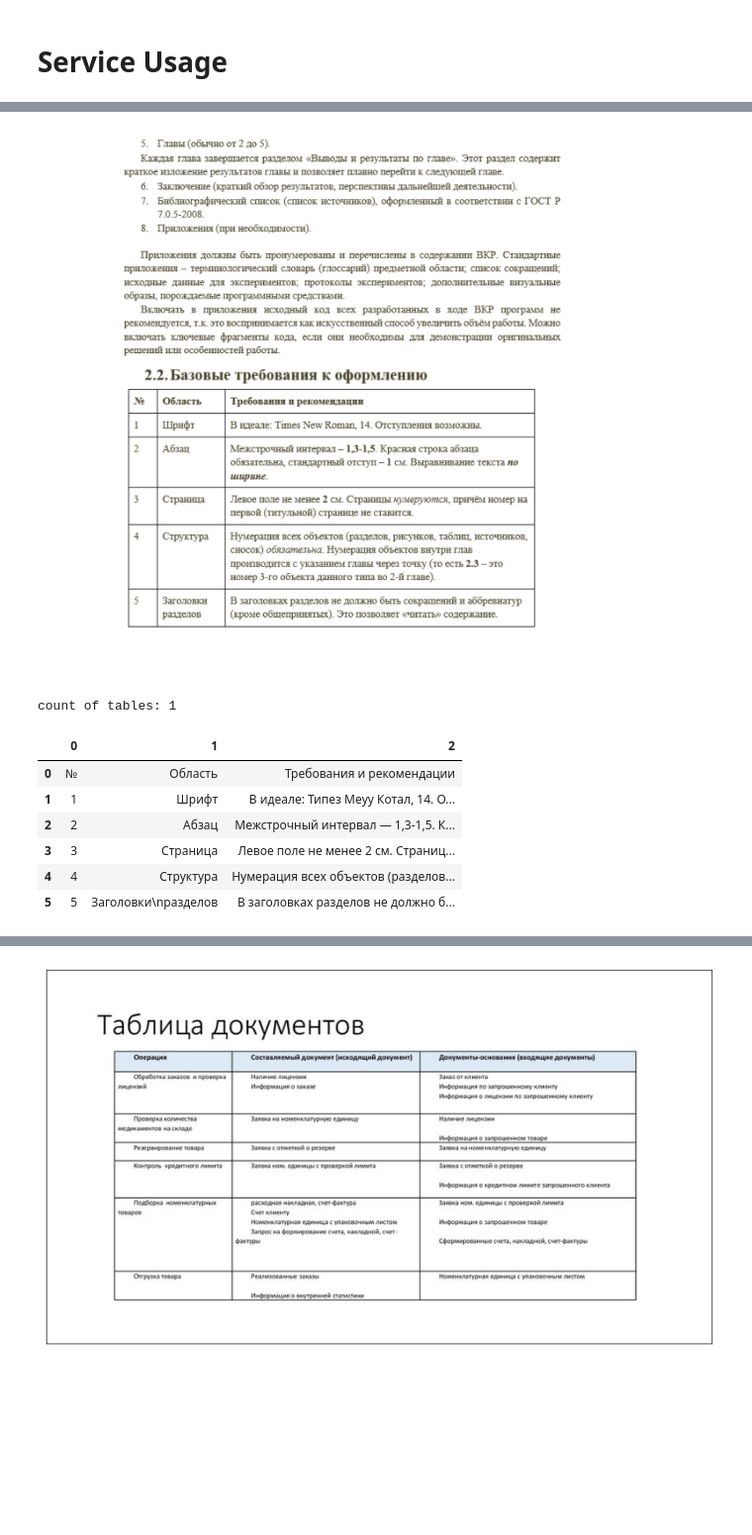
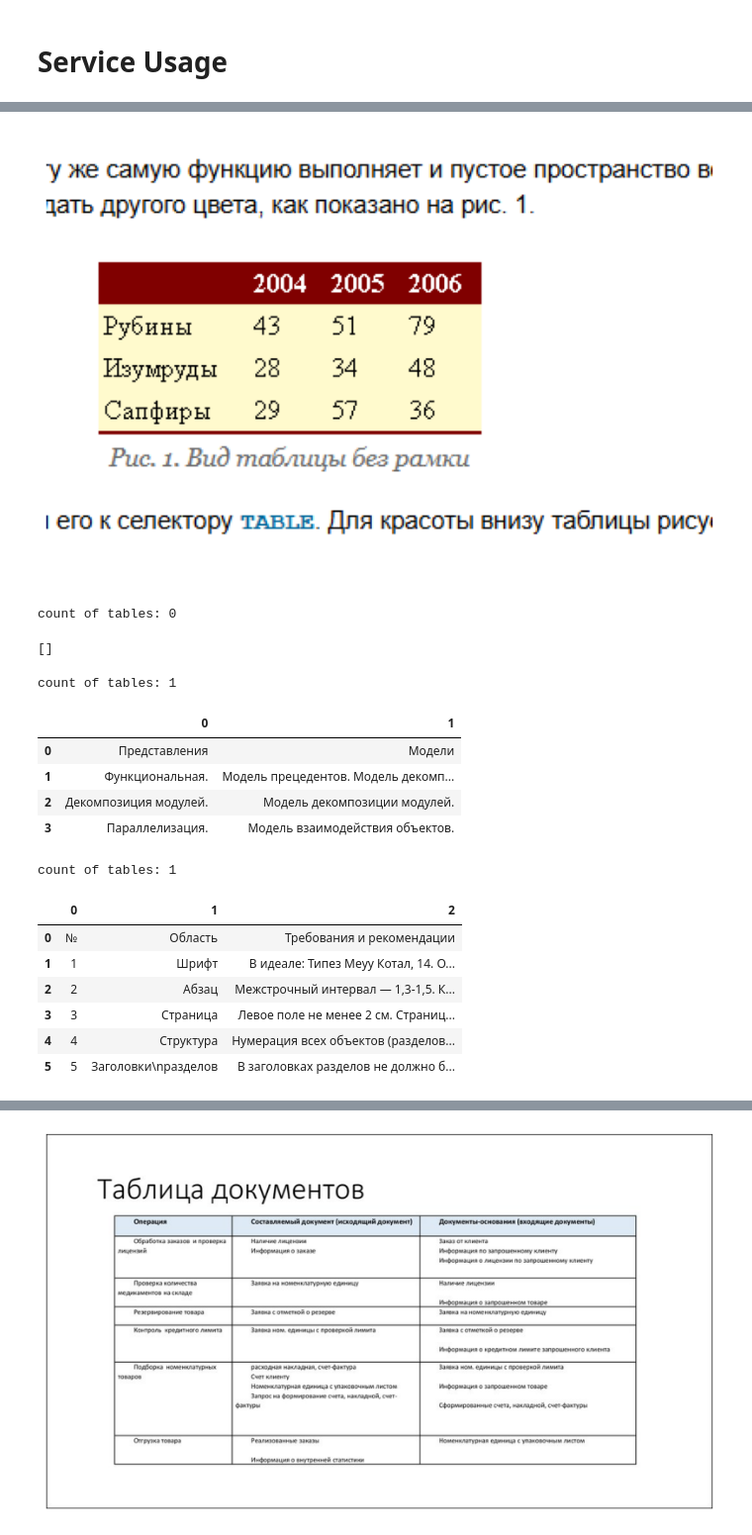
Before and after one commit to diemvs/table-parser, a Jupyter notebook: app/app_usage.ipynb, the cells around one changed output, grey strips where cells are left out. Shown at 99% size. Drawn from its saved outputs; the diff is of its cells as text; code cells hidden in the pictures; blank space fills up the shorter version.

```diff
--- a/app/app_usage.ipynb
+++ b/app/app_usage.ipynb
@@ -2,7 +2,7 @@
 import requests
 
 url = "http://localhost:8000/detect"
-image_path = "../resources/images/4.jpg"
+image_path = "../resources/images/10.png"
 
 
 with open(image_path, "rb") as f:
@@ -27,12 +27,14 @@ from PIL import Image
 from io import BytesIO
 import matplotlib.pyplot as plt
 
-image_path = "../resources/images/6.png"
+image_path = "../resources/images/10.png"
 url = "http://localhost:8000/detect"
 
 with open(image_path, "rb") as f:
     files = {"file": (image_path, f, "image/jpeg")}
     response = requests.post(url, files=files)
+
+print(response.json())
 
 result = response.json()
 boxes = result.get("boxes", [])
@@ -115,14 +150,14 @@ pd.DataFrame(results[0])
 import requests
 import cv2
 import numpy as np
-from PIL import Image
+from PIL import Image, ImageFilter
 from io import BytesIO
 import pandas as pd
 import matplotlib.pyplot as plt
 
 from RecognitionService.ocr_enums import OCREngine, OCRLang
 
-def get_table_data(image_path: str, correct_text: bool = True):
+def get_table_data(image_path: str, correct_text: bool = True, blur: bool = False, lang: OCRLang = OCRLang.rus):
     detect_url = "http://localhost:8000/detect"
     recognize_url = "http://localhost:8001/recognize"
 
@@ -149,7 +184,7 @@ def get_table_data(image_path: str, correct_text: bool = True):
         roi_bytes = BytesIO(buffer.tobytes())
 
         files = {"file": ("cell.jpg", roi_bytes, "image/jpeg")}
-        params = {"lang": OCRLang.rus, "engine": OCREngine.tesseract, "correct_text": correct_text}
+        params = {"lang": lang, "engine": OCREngine.tesseract, "correct_text": correct_text}
         rec_response = requests.post(recognize_url, files=files, params=params)
 
         if rec_response.status_code == 200:
@@ -160,7 +195,7 @@ def get_table_data(image_path: str, correct_text: bool = True):
             print(f"[Ошибка OCR: {rec_response}]")
             print(rec_response.content)
 
-        return results
+    return results
 
 def show_image(image_path: str):
     image = cv2.imread(image_path)
@@ -171,26 +206,47 @@ def show_image(image_path: str):
     plt.axis("off")
     plt.show()
 
-def show_and_get_tables(image_path: str, correct_text: bool = True):
+def show_and_get_tables(image_path: str, correct_text: bool = True, blur: bool = False, lang: OCRLang = OCRLang.rus):
     try:
-        show_image(image_path)
-        results = get_table_data(image_path, correct_text)
+        # show_image(image_path)
+        results = get_table_data(image_path, correct_text, blur, lang)
         print(f"count of tables: {len(results)}")
         return results
 
     except Exception as e:
         print(e)
+
+def save_data_frame(df: pd.DataFrame, file_name: str):
+    df.to_csv(file_name, encoding="utf-8-sig", index=False, sep=";")
 # %%
-res = show_and_get_tables("../resources/images/6.png", False)
+res = show_and_get_tables("../resources/images/borderless.png", False, True)
 
-res[0]
+res
 # %% [output]
-[figure, old version]
+[figure, new version]
-count of tables: 1
+count of tables: 0
-|  | 0 | 1 | 2 |
-| 0 | № | Область | Требования и рекомендации |
-| 1 | 1 | Шрифт | В идеале: Типез Меуу Котал, 14. О... |
-| 2 | 2 | Абзац | Межстрочный интервал — 1,3-1,5. К... |
-| 3 | 3 | Страница | Левое поле не менее 2 см. Страниц... |
-| 4 | 4 | Структура | Нумерация всех объектов (разделов... |
-| 5 | 5 | Заголовки\nразделов | В заголовках разделов не должно б... |
+[]
+# %%
+res = show_and_get_tables("../resources/images/10.png", True, blur=True)
+
+res[0]
+# %% [output]
+count of tables: 1
+|  | 0 | 1 |
+| 0 | Представления | Модели |
+| 1 | Функциональная. | Модель прецедентов. Модель декомп... |
+| 2 | Декомпозиция модулей. | Модель декомпозиции модулей. |
+| 3 | Параллелизация. | Модель взаимодействия объектов. |
+# %%
+res = show_and_get_tables("../resources/images/6.png", correct_text=False, blur=False)
+
+res[0]
+# %% [output]
+count of tables: 1
+|  | 0 | 1 | 2 |
+| 0 | № | Область | Требования и рекомендации |
+| 1 | 1 | Шрифт | В идеале: Типез Меуу Котал, 14. О... |
+| 2 | 2 | Абзац | Межстрочный интервал — 1,3-1,5. К... |
+| 3 | 3 | Страница | Левое поле не менее 2 см. Страниц... |
+| 4 | 4 | Структура | Нумерация всех объектов (разделов... |
+| 5 | 5 | Заголовки\nразделов | В заголовках разделов не должно б... |
```
Also changed, not shown: parts of 12 cells of this notebook, 21 other files.
